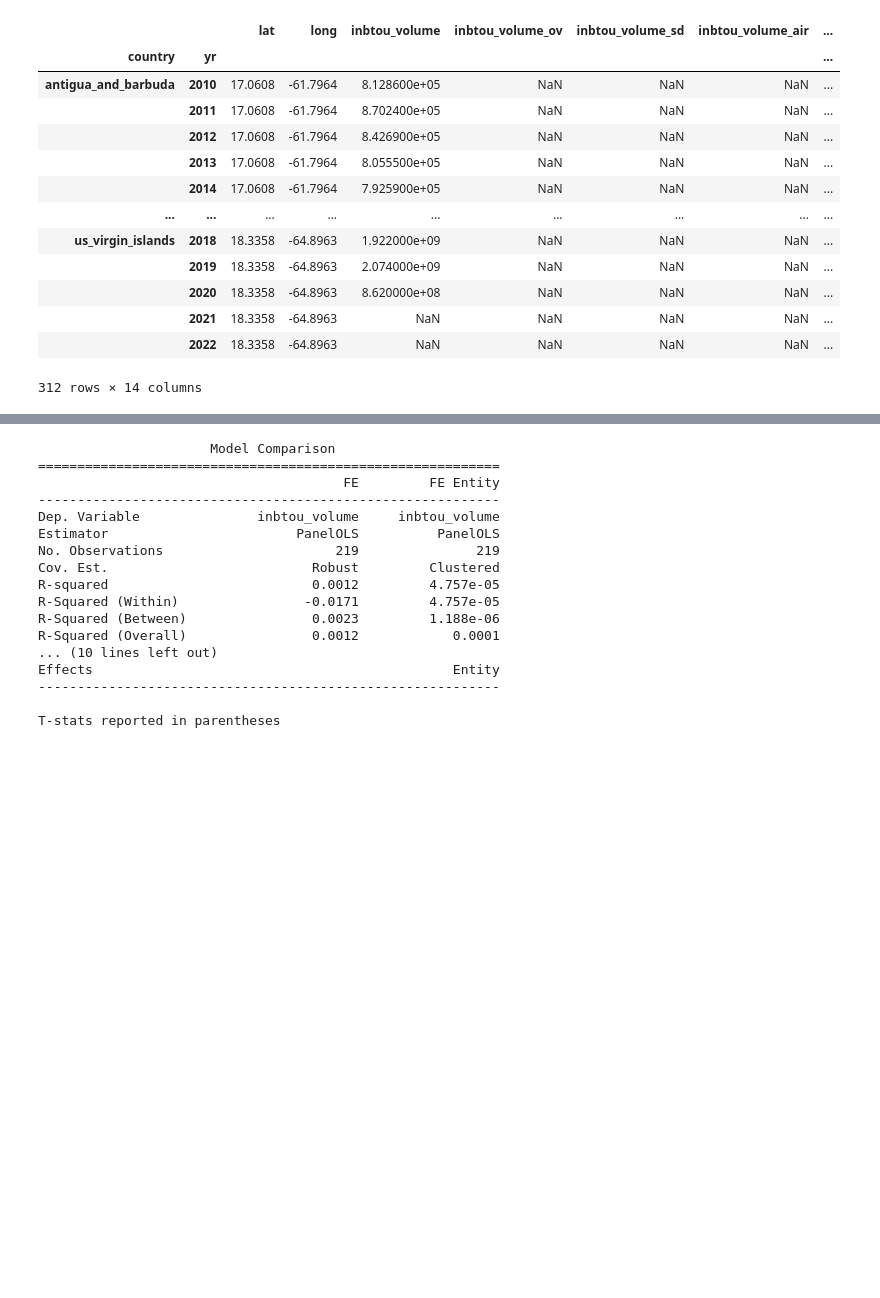
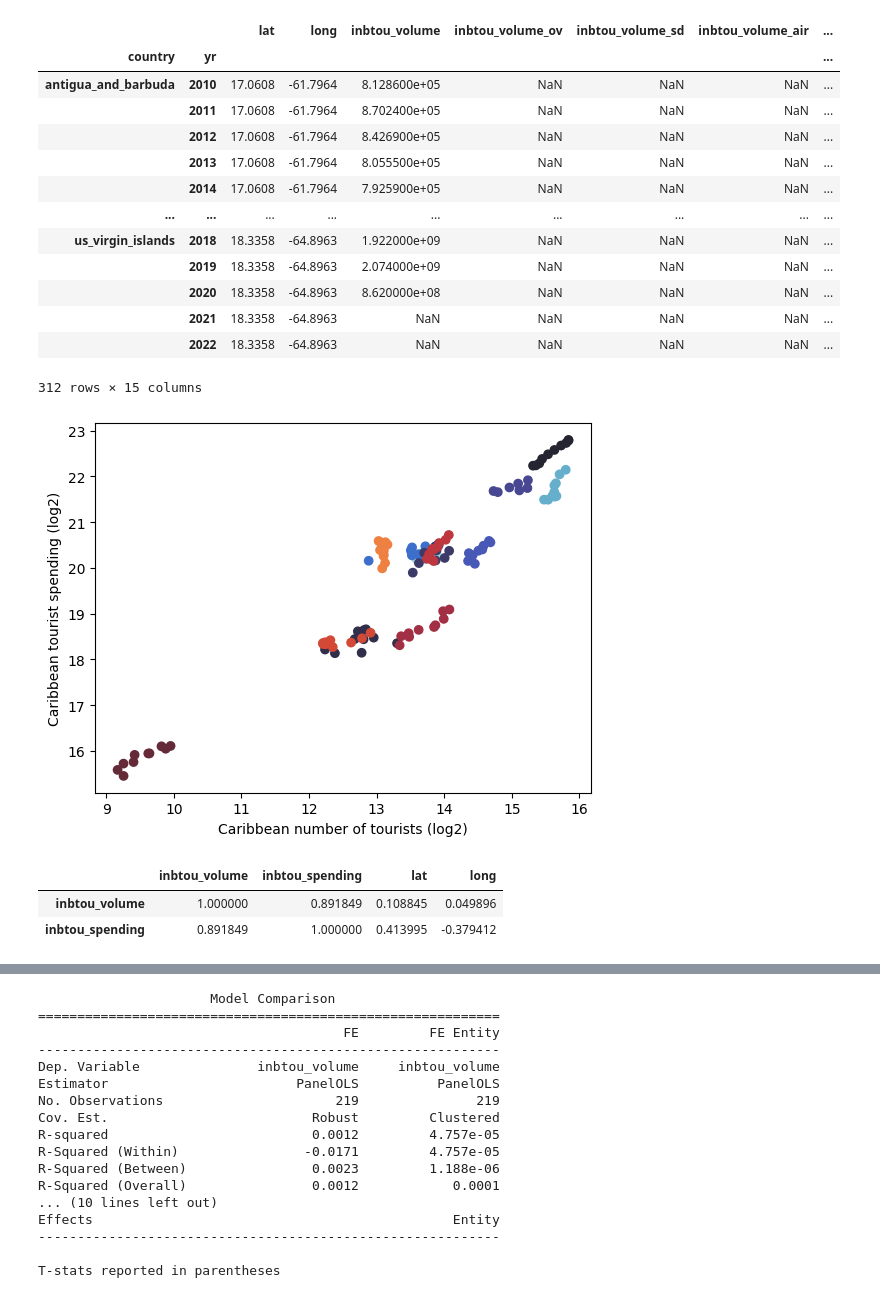
Before and after one commit to andreiui/csec491, a Jupyter notebook: code/analysis/_CARIBBEAN/main.ipynb, the cells around one changed output, grey strips where cells are left out. Cells and saved outputs as stored; diff of their text form; code cells hidden in the pictures; blank space fills up the shorter version.

```diff
--- a/code/analysis/_CARIBBEAN/main.ipynb
+++ b/code/analysis/_CARIBBEAN/main.ipynb
@@ -13,14 +13,23 @@ import pandas as pd
 import statsmodels.api as sm
 import linearmodels as lm
 import linearmodels.panel as lmp
+import seaborn as sns
 
 import common.common as common
 importlib.reload(common)
 
 df = pd.read_csv("Data.csv")
+
 yr = list(df.yr)
-df = df.set_index(['country', 'yr'])
+country = list(df.country.unique())
+df = df.set_index(["country", "yr"])
+
+color = np.array([
+    [c] * 13 for c in sns.color_palette("icefire", len(country)).as_hex()
+]).flatten()
+
 df["yr"] = yr
+df["_color"] = color
 df
 # %% [output]
 |  |  | lat | long | inbtou_volume | inbtou_volume_ov | inbtou_volume_sd | inbtou_volume_air | ... |
@@ -36,5 +45,21 @@ df
 |  | 2020 | 18.3358 | -64.8963 | 8.620000e+08 | NaN | NaN | NaN | ... |
 |  | 2021 | 18.3358 | -64.8963 | NaN | NaN | NaN | NaN | ... |
 |  | 2022 | 18.3358 | -64.8963 | NaN | NaN | NaN | NaN | ... |
-312 rows × 14 columns
+312 rows × 15 columns
+# %%
+_df = df.loc[df["yr"] < 2020]
+x = _df["inbtou_volume"]
+y = _df["inbtou_spending"]
+
+plt.scatter(np.log(x), np.log(y), c=_df["_color"])
+plt.xlabel("Caribbean number of tourists (log2)")
+plt.ylabel("Caribbean tourist spending (log2)")
+plt.show()
+
+_df[["inbtou_volume", "inbtou_spending", "lat", "long"]].corr().iloc[[0, 1]]
+# %% [output]
+[figure, added]
+|  | inbtou_volume | inbtou_spending | lat | long |
+| inbtou_volume | 1.000000 | 0.891849 | 0.108845 | 0.049896 |
+| inbtou_spending | 0.891849 | 1.000000 | 0.413995 | -0.379412 |
 # %%
```
Also changed, not shown: parts of 3 cells of this notebook.
